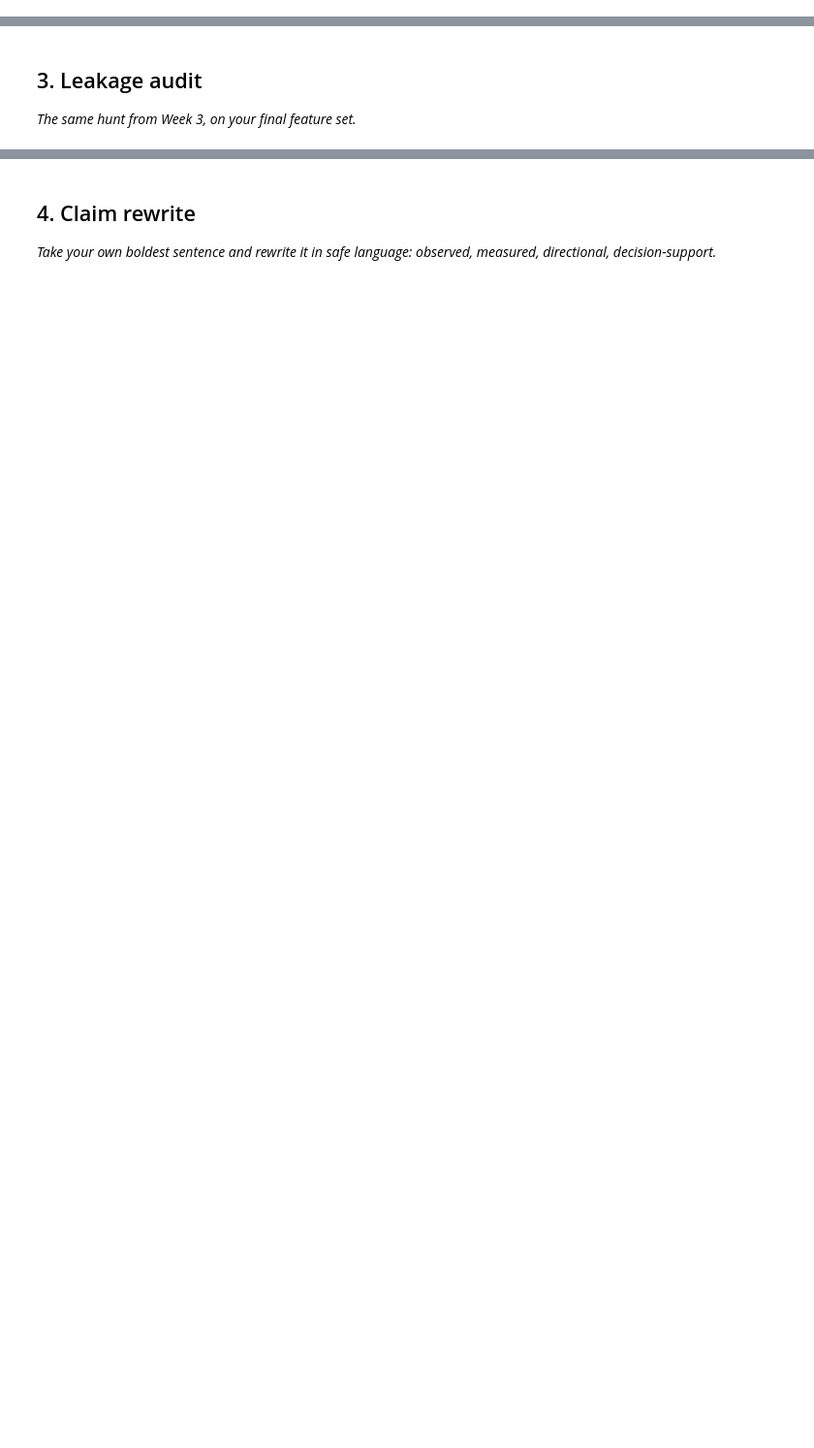
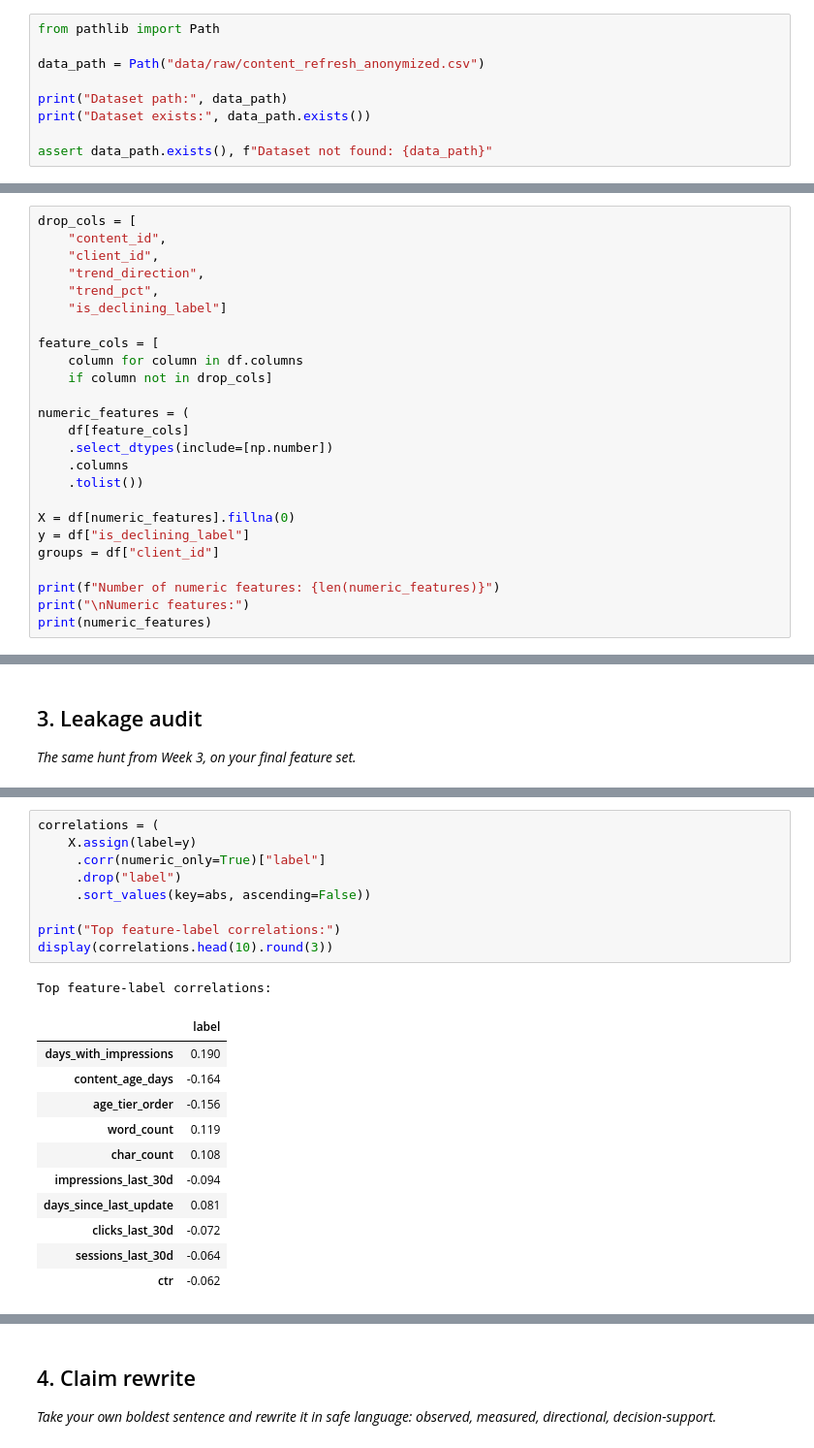
Before and after one commit to mariamemad975/FlyRank_ML, a Jupyter notebook: work/notebooks/w06_validation_audit.ipynb, the cells around one changed output, grey strips where cells are left out. Shown at 97% size. Drawn from its saved outputs; the diff is of its cells as text; blank space fills up the shorter version.

```diff
--- a/work/notebooks/w06_validation_audit.ipynb
+++ b/work/notebooks/w06_validation_audit.ipynb
@@ -51,0 +53,9 @@ Resolving deltas: 100% (132/132), done.
+# %%
+from pathlib import Path
+
+data_path = Path("data/raw/content_refresh_anonymized.csv")
+
+print("Dataset path:", data_path)
+print("Dataset exists:", data_path.exists())
+
+assert data_path.exists(), f"Dataset not found: {data_path}"
@@ -91,0 +108,25 @@ Dataset shape: (30000, 44)
+# %%
+drop_cols = [
+    "content_id",
+    "client_id",
+    "trend_direction",
+    "trend_pct",
+    "is_declining_label"]
+
+feature_cols = [
+    column for column in df.columns
+    if column not in drop_cols]
+
+numeric_features = (
+    df[feature_cols]
+    .select_dtypes(include=[np.number])
+    .columns
+    .tolist())
+
+X = df[numeric_features].fillna(0)
+y = df["is_declining_label"]
+groups = df["client_id"]
+
+print(f"Number of numeric features: {len(numeric_features)}")
+print("\nNumeric features:")
+print(numeric_features)
@@ -240,0 +363,22 @@ Name: label, dtype: float64
+# %%
+correlations = (
+    X.assign(label=y)
+     .corr(numeric_only=True)["label"]
+     .drop("label")
+     .sort_values(key=abs, ascending=False))
+
+print("Top feature-label correlations:")
+display(correlations.head(10).round(3))
+# %% [output]
+Top feature-label correlations:
+|  | label |
+| days_with_impressions | 0.190 |
+| content_age_days | -0.164 |
+| age_tier_order | -0.156 |
+| word_count | 0.119 |
+| char_count | 0.108 |
+| impressions_last_30d | -0.094 |
+| days_since_last_update | 0.081 |
+| clicks_last_30d | -0.072 |
+| sessions_last_30d | -0.064 |
+| ctr | -0.062 |
```
Also changed, not shown: parts of 29 cells of this notebook.
